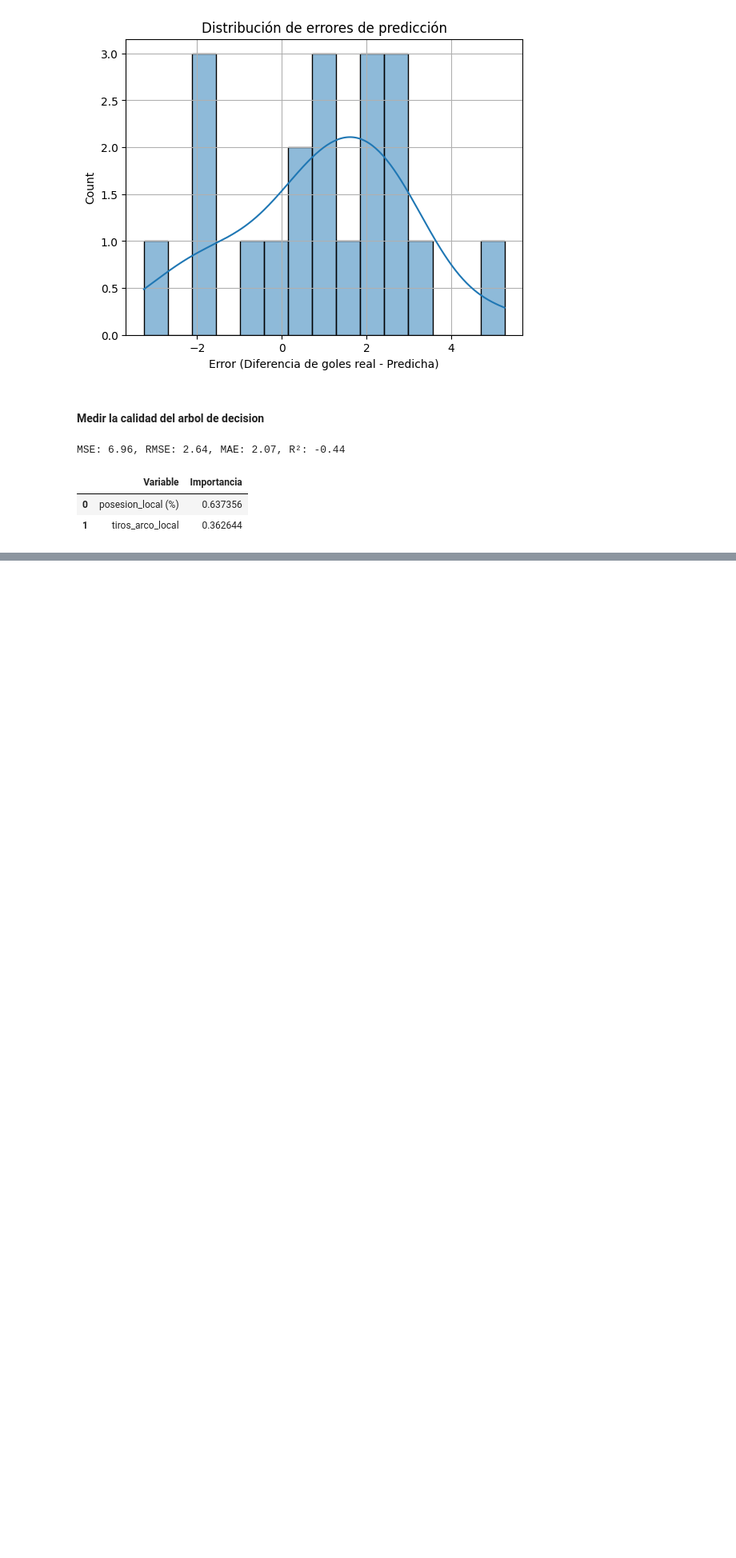
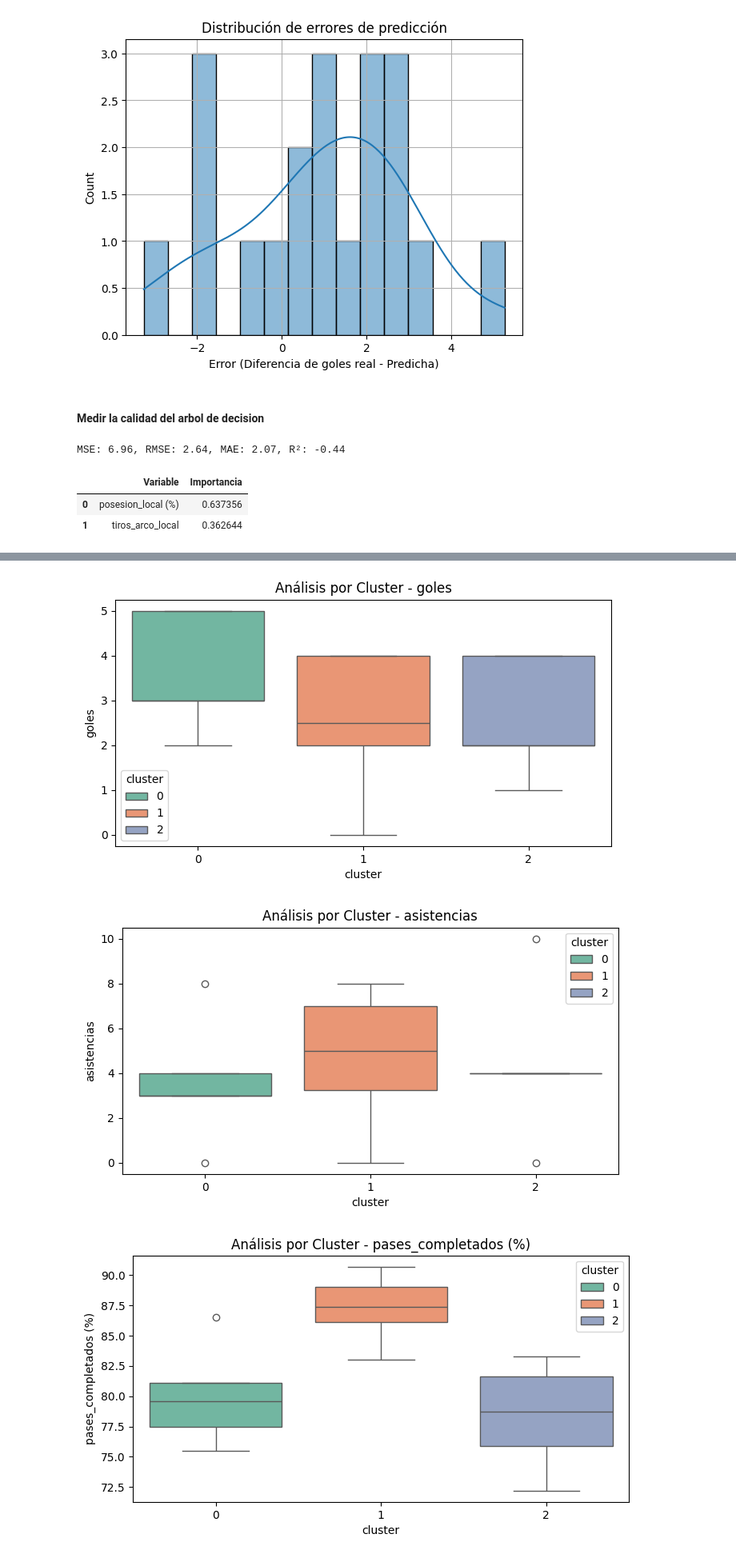
Before and after one commit to JuanLeguizamon97/fundamentos_ml, a Jupyter notebook: cebollitas.ipynb, the cells around one changed output, grey strips where cells are left out. Shown: that part at 80% size. Drawn from its saved outputs; the diff is of its cells as text; code cells hidden in the pictures; blank space fills up the shorter version.

```diff
--- a/cebollitas.ipynb
+++ b/cebollitas.ipynb
@@ -611,0 +704,12 @@ MSE: 6.96, RMSE: 2.64, MAE: 2.07, R²: -0.44
+# %%
+features = ['goles', 'asistencias', 'pases_completados (%)', 'tiros_al_arco']
+
+for feature in features:
+    plt.figure(figsize=(8,4))
+    sns.boxplot(x='cluster', y=feature,hue='cluster', data=df_jugadores, palette='Set2')
+    plt.title(f'Análisis por Cluster - {feature}')
+    plt.show()
+# %% [output]
+[figure, added]
+[figure, added]
+[figure, added]
```
Also changed, not shown: parts of 20 cells of this notebook, 2 other files.
